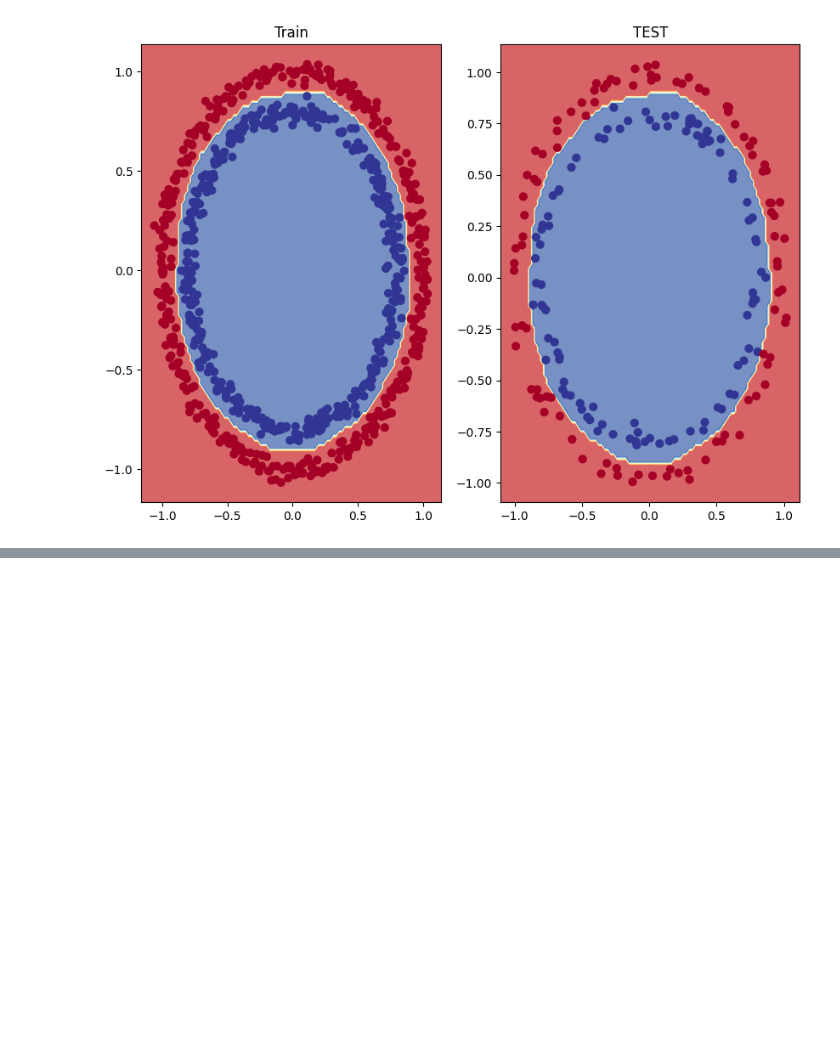
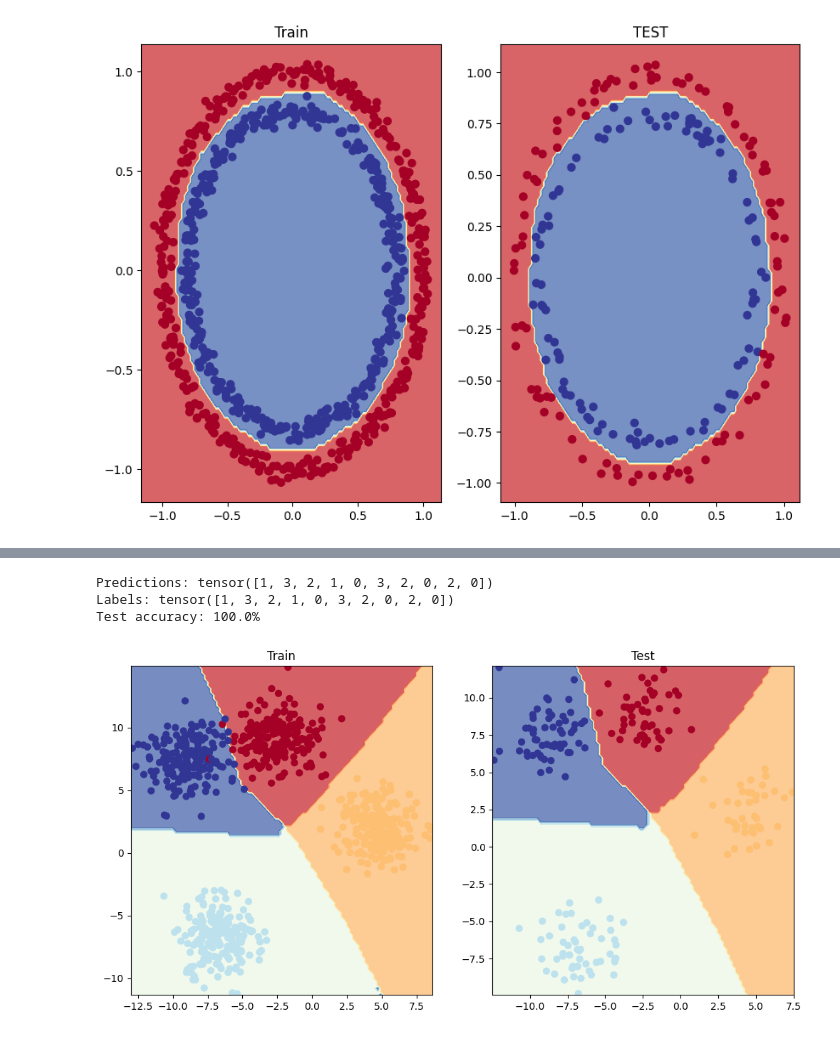
Before and after one commit to sksarvesh007/learn-pytorch, a Jupyter notebook: tut_three_classification.ipynb, the cells around one changed output, grey strips where cells are left out. Drawn from its saved outputs; the diff is of its cells as text; code cells hidden in the pictures; blank space fills up the shorter version.

```diff
--- a/tut_three_classification.ipynb
+++ b/tut_three_classification.ipynb
@@ -259,0 +342,5 @@ plot_decision_boundary(model_0 , X_test , y_test)
+# %%
+# Create loss and optimizer
+loss_fn = nn.CrossEntropyLoss()
+optimizer = torch.optim.SGD(model_4.parameters(),
+                            lr=0.1) # exercise: try changing the learning rate here and seeing what happens to the model's performance
@@ -259,0 +355,7 @@ plot_decision_boundary(model_0 , X_test , y_test)
+# %%
+y_logits = model_4(X_blob_test.to(device))
+
+# Perform softmax calculation on logits across dimension 1 to get prediction probabilities
+y_pred_probs = torch.softmax(y_logits, dim=1)
+print(y_logits[:5])
+print(y_pred_probs[:5])
@@ -259,0 +447,24 @@ plot_decision_boundary(model_0 , X_test , y_test)
+# %%
+# Turn predicted logits in prediction probabilities
+y_pred_probs = torch.softmax(y_logits, dim=1)
+
+# Turn prediction probabilities into prediction labels
+y_preds = y_pred_probs.argmax(dim=1)
+
+# Compare first 10 model preds and test labels
+print(f"Predictions: {y_preds[:10]}\nLabels: {y_blob_test[:10]}")
+print(f"Test accuracy: {accuracy_fn(y_true=y_blob_test, y_pred=y_preds)}%")
+# %% [output]
+Predictions: tensor([1, 3, 2, 1, 0, 3, 2, 0, 2, 0])
+Labels: tensor([1, 3, 2, 1, 0, 3, 2, 0, 2, 0])
+Test accuracy: 100.0%
+# %%
+plt.figure(figsize=(12, 6))
+plt.subplot(1, 2, 1)
+plt.title("Train")
+plot_decision_boundary(model_4, X_blob_train, y_blob_train)
+plt.subplot(1, 2, 2)
+plt.title("Test")
+plot_decision_boundary(model_4, X_blob_test, y_blob_test)
+# %% [output]
+[figure, added]
```
Also changed, not shown: parts of 7 cells of this notebook.
